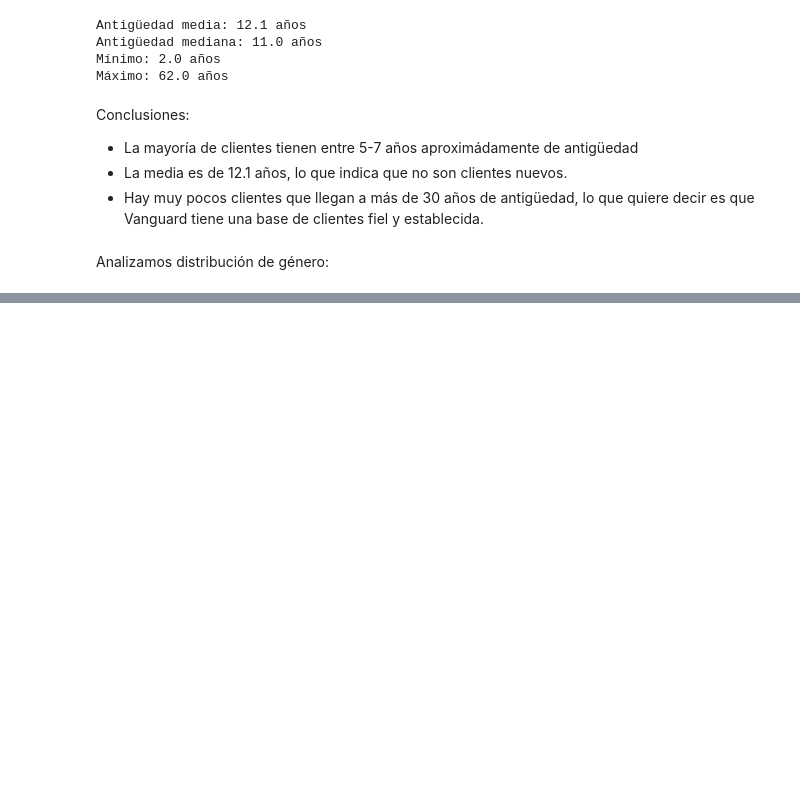
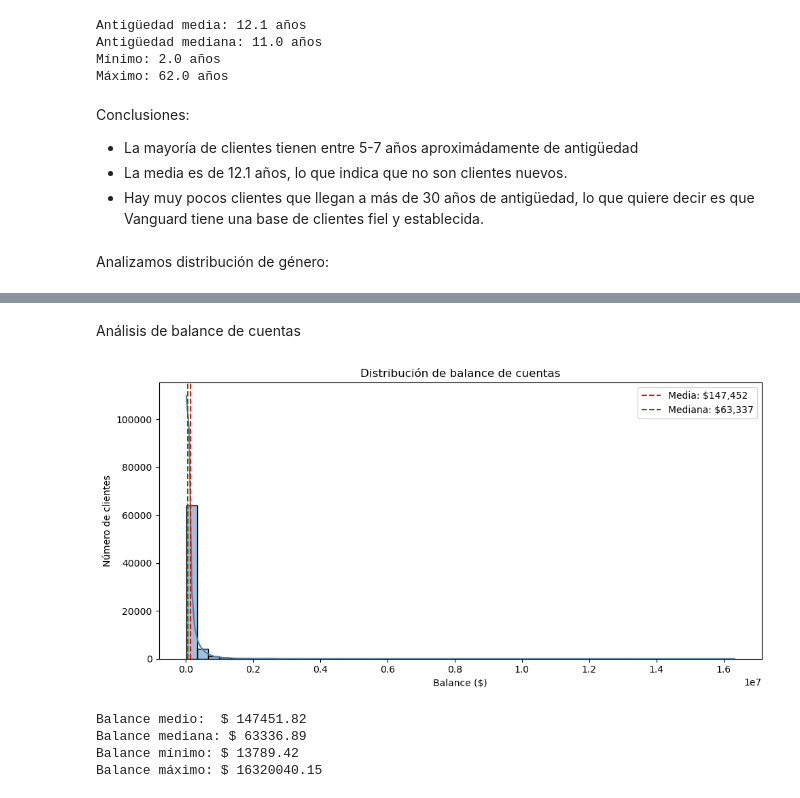
Before and after one commit to erikajcd08/Projecto-2-Vanguard-ab-test, a Jupyter notebook: notebooks/03_client_analysis.ipynb, the cells around one changed output, grey strips where cells are left out. Drawn from its saved outputs; the diff is of its cells as text; code cells hidden in the pictures; blank space fills up the shorter version.

```diff
--- a/notebooks/03_client_analysis.ipynb
+++ b/notebooks/03_client_analysis.ipynb
@@ -118,0 +138,24 @@ Name: proportion, dtype: float64
+# %% [markdown]
+Análisis de balance de cuentas
+# %%
+plt.figure(figsize=(10, 5))
+sns.histplot(df_demo["bal"], bins=50, kde=True, color="steelblue")
+plt.title("Distribución de balance de cuentas")
+plt.xlabel("Balance ($)")
+plt.ylabel("Número de clientes")
+plt.axvline(df_demo["bal"].mean(), color="red", linestyle="--", label=f'Media: ${df_demo["bal"].mean():,.0f}')
+plt.axvline(df_demo["bal"].median(), color="green", linestyle="--", label=f'Mediana: ${df_demo["bal"].median():,.0f}')
+plt.legend()
+plt.tight_layout()
+plt.show()
+
+print("Balance medio:  $", round(df_demo["bal"].mean(), 2))
+print("Balance mediana: $", round(df_demo["bal"].median(), 2))
+print("Balance mínimo: $", round(df_demo["bal"].min(), 2))
+print("Balance máximo: $", round(df_demo["bal"].max(), 2))
+# %% [output]
+[figure, added]
+Balance medio:  $ 147451.82
+Balance mediana: $ 63336.89
+Balance mínimo: $ 13789.42
+Balance máximo: $ 16320040.15
```
Also changed, not shown: parts of 17 cells of this notebook, 1 other file.
